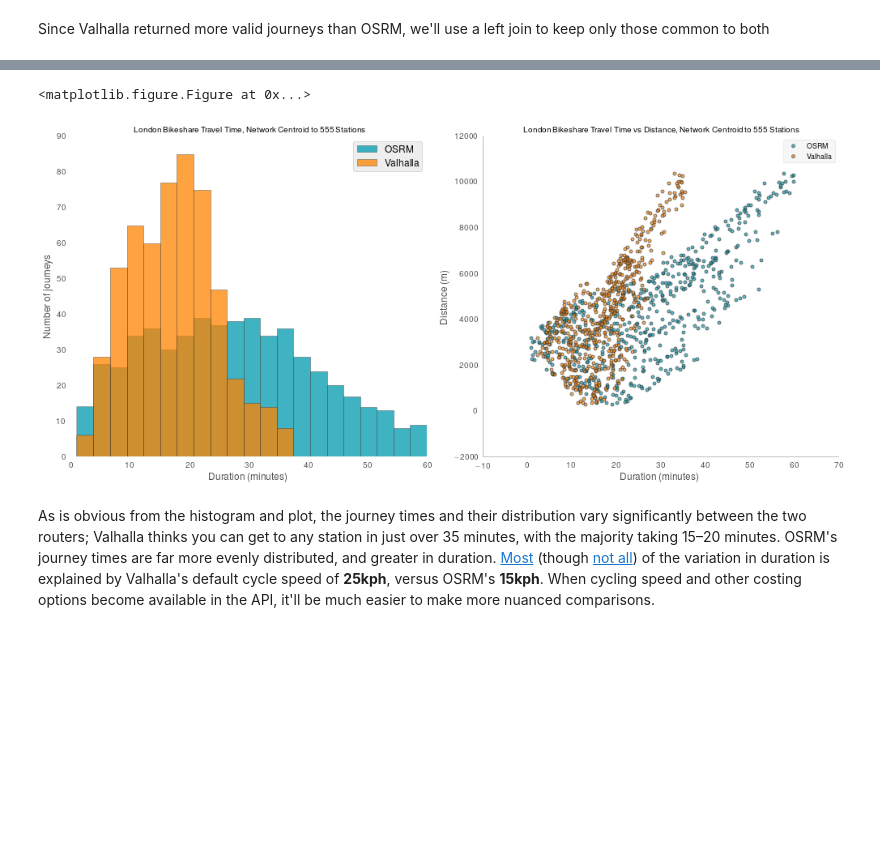
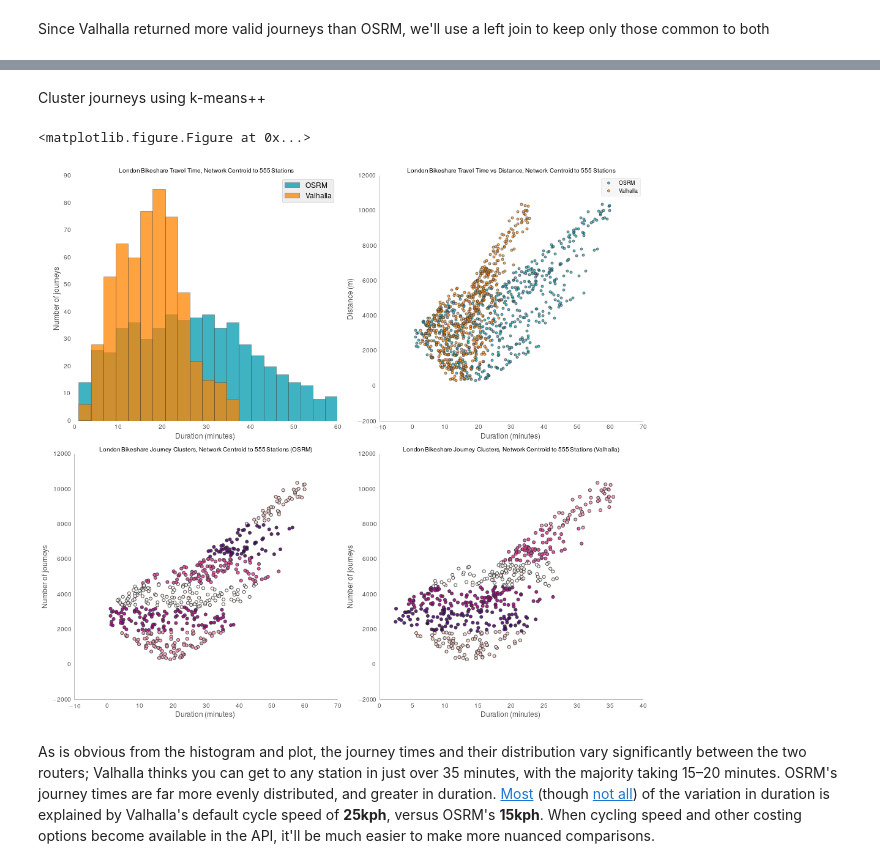
Before and after one commit to urschrei/router_comparison, a Jupyter notebook: OSRM_vs_Valhalla.ipynb, the cells around one changed output, grey strips where cells are left out. Saved outputs shown, nothing was run; the diff lists cells and outputs as text; code cells hidden in the pictures; blank space fills up the shorter version.

Commit message:
Add clustering visualisation

```diff
--- a/OSRM_vs_Valhalla.ipynb
+++ b/OSRM_vs_Valhalla.ipynb
@@ -75,14 +77,26 @@ merged.head()
 | 2 | 51.521284 | -0.084606 | Christopher Street, Liverpool Street | 29594.342661 | 27451.475186 | 4503.092527 | 23.073286 | ... |
 | 3 | 51.530059 | -0.120974 | St. Chad's Street, King's Cross | 27045.344113 | 28362.269051 | 2336.626317 | 24.231678 | ... |
 | 4 | 51.493130 | -0.156876 | Sedding Street, Sloane Square | 24657.683764 | 24190.679446 | 2899.434664 | 15.366430 | ... |
+# %% [markdown]
+Cluster journeys using k-means++
+# %%
+kmeans_osrm = KMeans(init='k-means++', n_clusters=6, n_init=10)
+kmeans_osrm.fit(merged[['centroid_distance', 'travel_time_osrm']])
+merged['cluster_id_osrm'] = kmeans_osrm.labels_
+centroids_osrm = kmeans_osrm.cluster_centers_
+
+kmeans_valhalla = KMeans(init='k-means++', n_clusters=6, n_init=10)
+kmeans_valhalla.fit(merged[['centroid_distance', 'travel_time_valhalla']])
+merged['cluster_id_valhalla'] = kmeans_valhalla.labels_
+centroids_valhalla = kmeans_valhalla.cluster_centers_
 # %%
 # set up plot
 # numrows, numcolumns, plot number
 plt.clf()
-fig = plt.figure(figsize=(14, 6.4))
+fig = plt.figure(figsize=(14, 12.8))
 
 # Left-hand plot
-ax = fig.add_subplot(121, axisbg='w', frame_on=False)
+ax = fig.add_subplot(221, axisbg='w', frame_on=False)
 hist = merged[['travel_time_osrm', 'travel_time_valhalla']].plot(
     ax=ax,
     kind='hist',
@@ -102,7 +116,7 @@ ax.legend(['OSRM', 'Valhalla'])
 ax.grid(b=False)
 
 # Right-hand plot
-ax2 = fig.add_subplot(122, axisbg='none')
+ax2 = fig.add_subplot(222, axisbg='none')
 
 osrm = plt.scatter(
     x=merged['travel_time_osrm'],
@@ -128,33 +142,86 @@ leg = plt.legend(
     (osrm, valhalla),
     ('OSRM',
     'Valhalla'),
     scatterpoints=1,
     fontsize=9)
 leg.get_frame().set_alpha(0.5)
 
 plt.title(
     "London Bikeshare Travel Time vs Distance, Network Centroid to %s Stations" % len(merged),
     fontsize=10
 )
 
 ax2.set_xlabel('Duration (minutes)')
 ax2.set_ylabel('Distance (m)')
 ax2.grid(b=False)
 ax2.spines['top'].set_visible(False)
 ax2.spines['right'].set_visible(False)
 
+# Left-hand plot
+ax3 = fig.add_subplot(223, axisbg='w', frame_on=True)
+
+osrm = plt.scatter(
+    x=merged['travel_time_osrm'],
+    y=merged['centroid_distance'],
+    c=merged['cluster_id_osrm'],
+    marker='o',
+    color="#ff8300",
+    cmap='RdPu',
+    edgecolor='#333333',
+    lw=1,
+    s=25,
+    alpha=0.85)
+
+plt.title(
+    "London Bikeshare Journey Clusters, Network Centroid to %s Stations (OSRM)" % len(merged),
+    fontsize=10
+)
+
+ax3.set_xlabel('Duration (minutes)')
+ax3.set_ylabel('Number of journeys')
+ax3.grid(b=False)
+ax3.spines['top'].set_visible(False)
+ax3.spines['right'].set_visible(False)
+
+# Right-hand plot
+ax4 = fig.add_subplot(224, axisbg='w', frame_on=True)
+
+valhalla = plt.scatter(
+    x=merged['travel_time_valhalla'],
+    y=merged['centroid_distance'],
+    c=merged['cluster_id_valhalla'],
+    marker='o',
+    color="#ff8300",
+    cmap='RdPu',
+    edgecolor='#333333',
+    lw=1,
+    s=25,
+    alpha=0.85)
+
+plt.title(
+    "London Bikeshare Journey Clusters, Network Centroid to %s Stations (Valhalla)" % len(merged),
+    fontsize=10
+)
+
+ax4.set_xlabel('Duration (minutes)')
+ax4.set_ylabel('Number of journeys')
+ax4.grid(b=False)
+ax4.spines['top'].set_visible(False)
+ax4.spines['right'].set_visible(False)
+
+# Save etc
 plt.tight_layout()
 plt.savefig(
     'combined.png',
     format="png",
     bbox_inches='tight',
     alpha=True,
     transparent=True,
     dpi=200)
 
 plt.show()
 # %% [output]
 <matplotlib.figure.Figure at 0x...>
-[figure, old version]
+[figure, new version]
 # %% [markdown]
 As is obvious from the histogram and plot, the journey times and their distribution vary significantly between the two routers; Valhalla thinks you can get to any station in just over 35 minutes, with the majority taking 15–20 minutes. OSRM's journey times are far more evenly distributed, and greater in duration. [Most](https://twitter.com/mapzen/status/626080158890479620) (though [not all](https://twitter.com/mapzen/status/626083924192690176)) of the variation in duration is explained by Valhalla's default cycle speed of **25kph**, versus OSRM's **15kph**. When cycling speed and other costing options become available in the API, it'll be much easier to make more nuanced comparisons.
```
Also changed, not shown: parts of 1 cell of this notebook, 1 other file.
